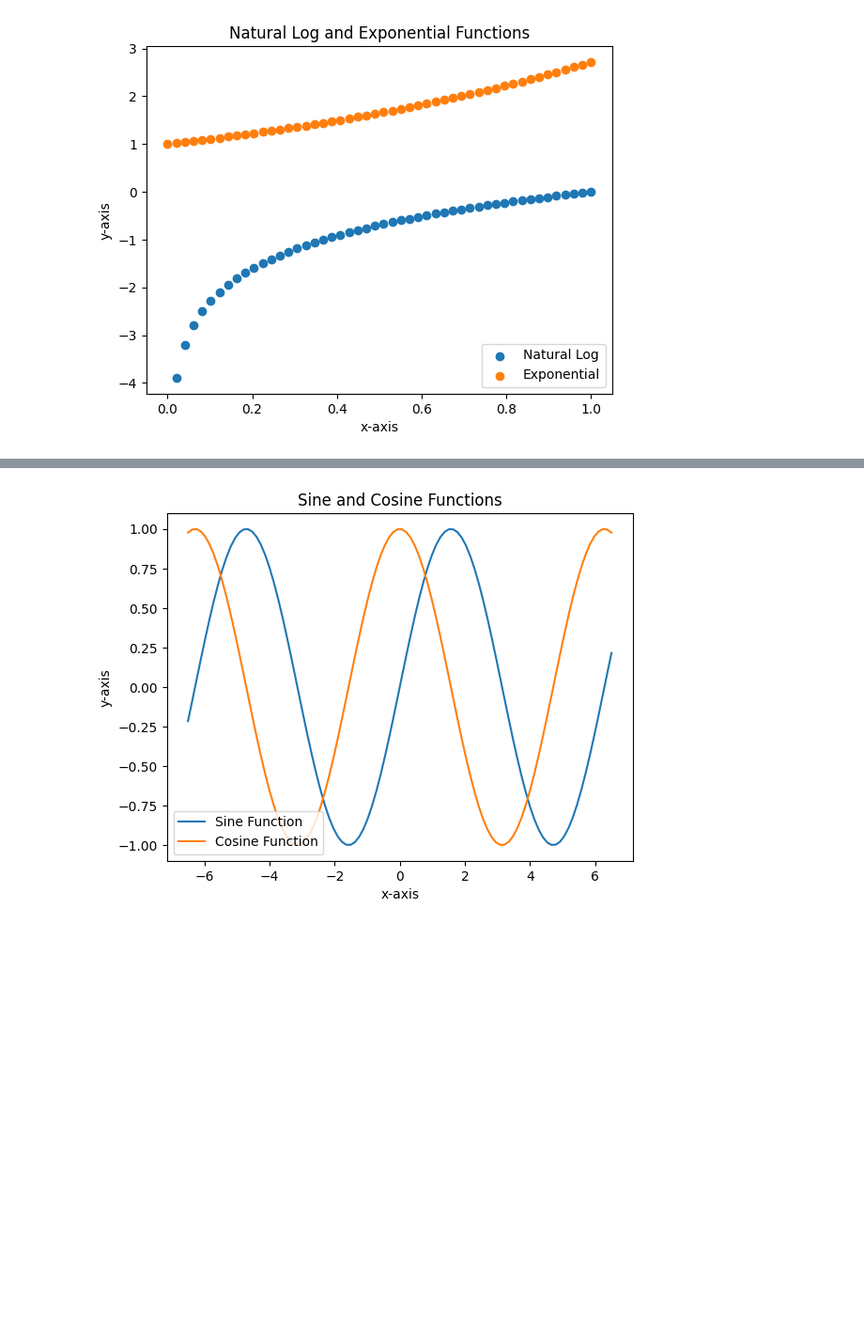
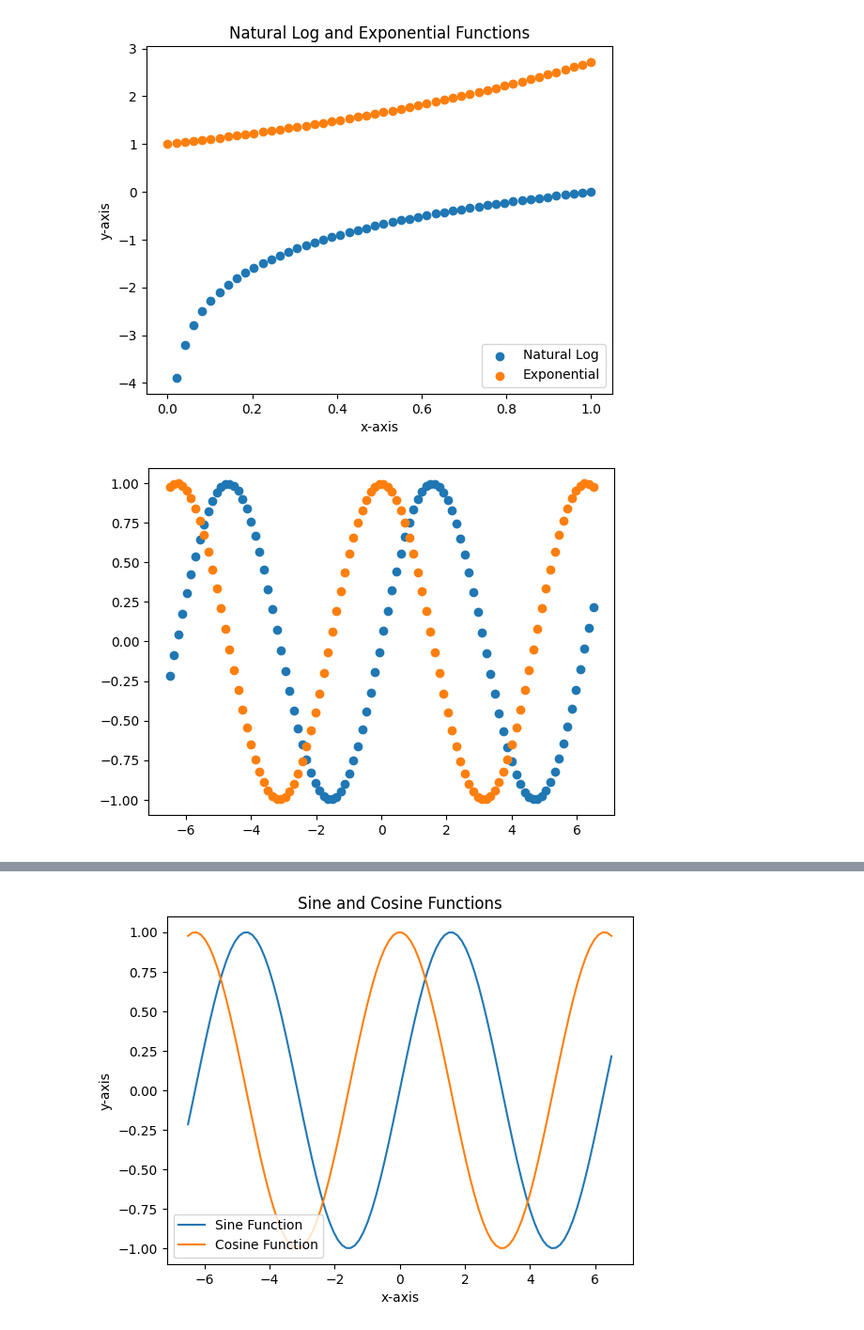
Before and after one commit to ronitreddy/assignment1, a Jupyter notebook: assignment_programming.ipynb, the cells around one changed output, grey strips where cells are left out. Shown: that part at 94% size. Cells and saved outputs as stored; diff of their text form; code cells hidden in the pictures; blank space fills up the shorter version.

```diff
--- a/assignment_programming.ipynb
+++ b/assignment_programming.ipynb
@@ -64,3 +84,21 @@ plt.legend(loc = 'lower right')
 plt.show()
 # %% [output]
 [figure]
+# %%
+import numpy as np
+import matplotlib.pyplot as plt
+
+#8
+x = np.linspace(-6.5, 6.5, 100)
+
+#9
+y_sin = np.sin(x)
+y_cos = np.cos(x)
+
+#10
+plt.scatter(x, y_sin)
+plt.scatter(x, y_cos)
+
+plt.show()
+# %% [output]
+[figure, added]
```
Also changed, not shown: parts of 4 cells of this notebook.
